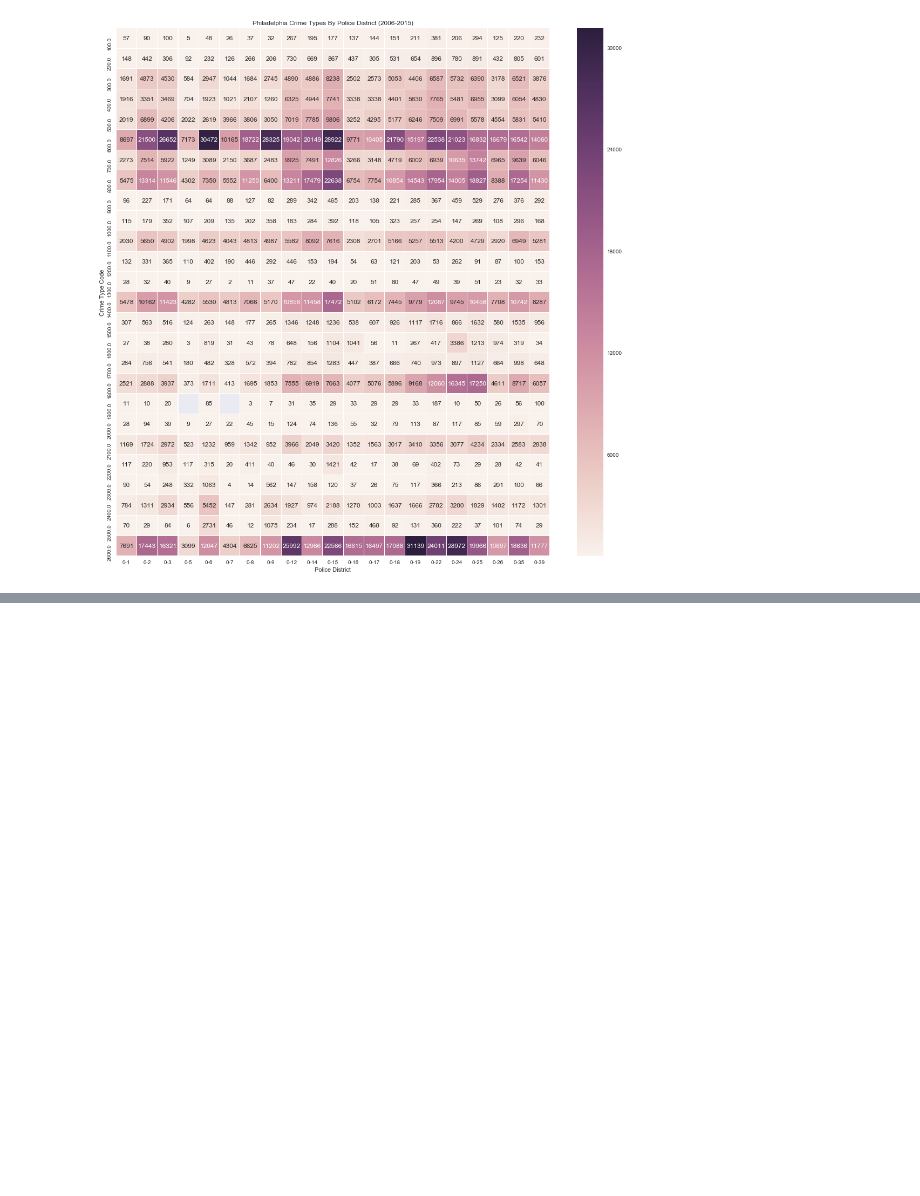
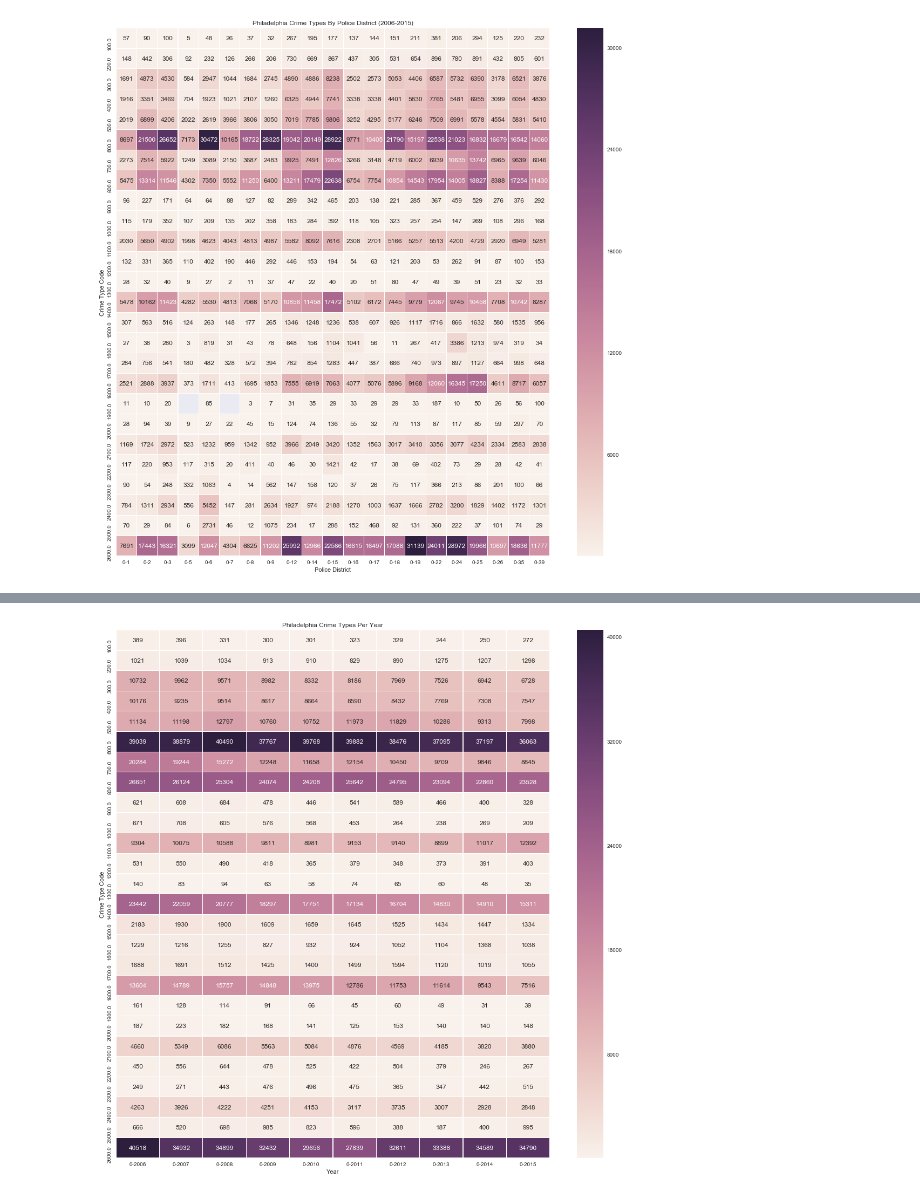
Before and after one commit to William-McKee/philadelphia_crime_data, a Jupyter notebook: Philadelphia_Crime_Data.ipynb, the cells around one changed output, grey strips where cells are left out. Cells and saved outputs as stored; diff of their text form; code cells hidden in the pictures; blank space fills up the shorter version.

Commit message:
Add files via upload
Bivariate analysts added for crime types per year, and crimes by police district per year

```diff
--- a/Philadelphia_Crime_Data.ipynb
+++ b/Philadelphia_Crime_Data.ipynb
@@ -501,0 +503,16 @@ plt.show()
+# %%
+# Crime types by year
+crime_data_type_year = crime_data.groupby(['UCR_General', 'Year']).size()
+crime_data_type_year = crime_data_type_year.apply(int)
+crime_data_type_year_df = crime_data_type_year.to_frame()
+crime_data_type_year_pt = pd.pivot_table(crime_data_type_year_df, index=['UCR_General'], columns=['Year'])
+
+# Heatmap representation
+f, ax = plt.subplots(figsize=(18, 18))
+sns.heatmap(data=crime_data_type_year_pt, annot=True, linewidths=0.1, fmt='g', ax=ax)
+plt.title("Philadelphia Crime Types Per Year")
+plt.xlabel("Year")
+plt.ylabel("Crime Type Code")
+plt.show()
+# %% [output]
+[figure, added]
```
Also changed, not shown: parts of 7 cells of this notebook.
